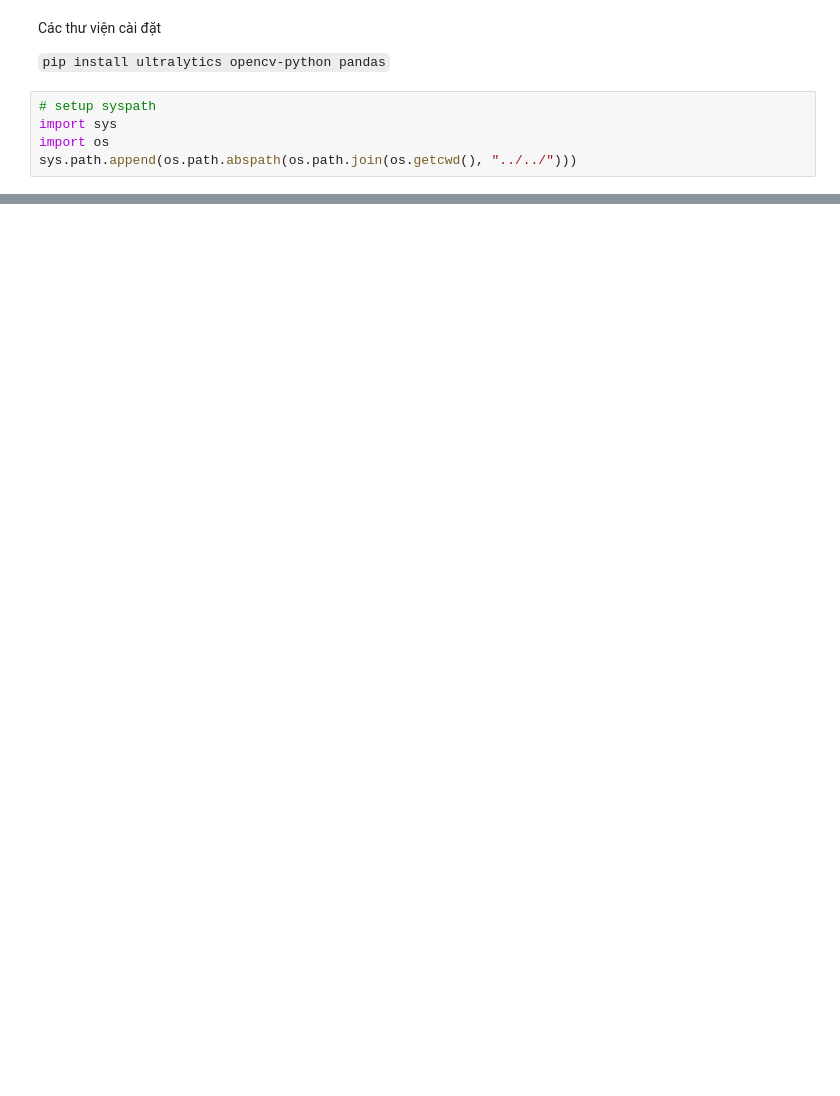
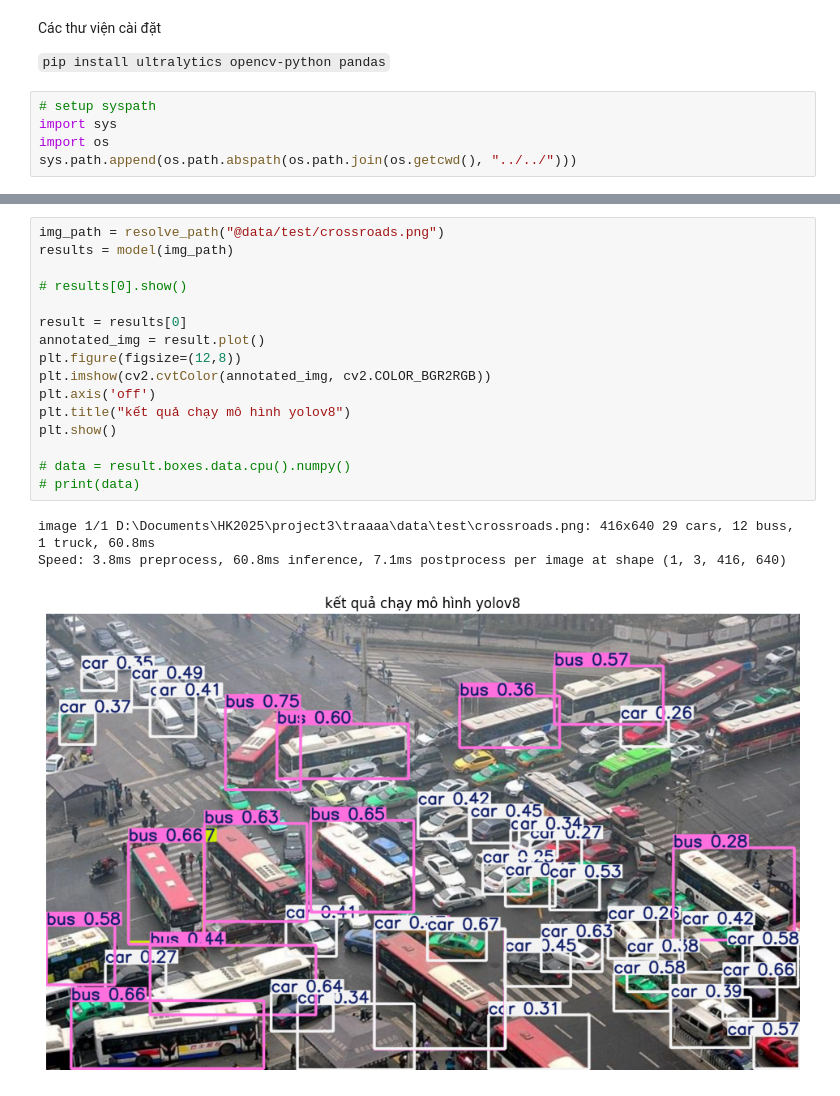
Before and after one commit to cjjjjjk/traaaa, a Jupyter notebook: weekly_report/week1_2/main.ipynb, the cells around one changed output, grey strips where cells are left out. Drawn from its saved outputs; the diff is of its cells as text; blank space fills up the shorter version.

```diff
--- a/weekly_report/week1_2/main.ipynb
+++ b/weekly_report/week1_2/main.ipynb
@@ -61,0 +26,20 @@ Speed: 6.9ms preprocess, 95.9ms inference, 16.6ms postprocess per image at shape
+# %%
+img_path = resolve_path("@data/test/crossroads.png")
+results = model(img_path)
+
+# results[0].show()
+
+result = results[0]
+annotated_img = result.plot()
+plt.figure(figsize=(12,8))
+plt.imshow(cv2.cvtColor(annotated_img, cv2.COLOR_BGR2RGB))
+plt.axis('off')
+plt.title("kết quả chạy mô hình yolov8")
+plt.show()
+
+# data = result.boxes.data.cpu().numpy()
+# print(data)
+# %% [output]
+image 1/1 D:\Documents\HK2025\project3\traaaa\data\test\crossroads.png: 416x640 29 cars, 12 buss, 1 truck, 60.8ms
+Speed: 3.8ms preprocess, 60.8ms inference, 7.1ms postprocess per image at shape (1, 3, 416, 640)
+[figure, added]
```
Also changed, not shown: parts of 7 cells of this notebook, 29 other files.
